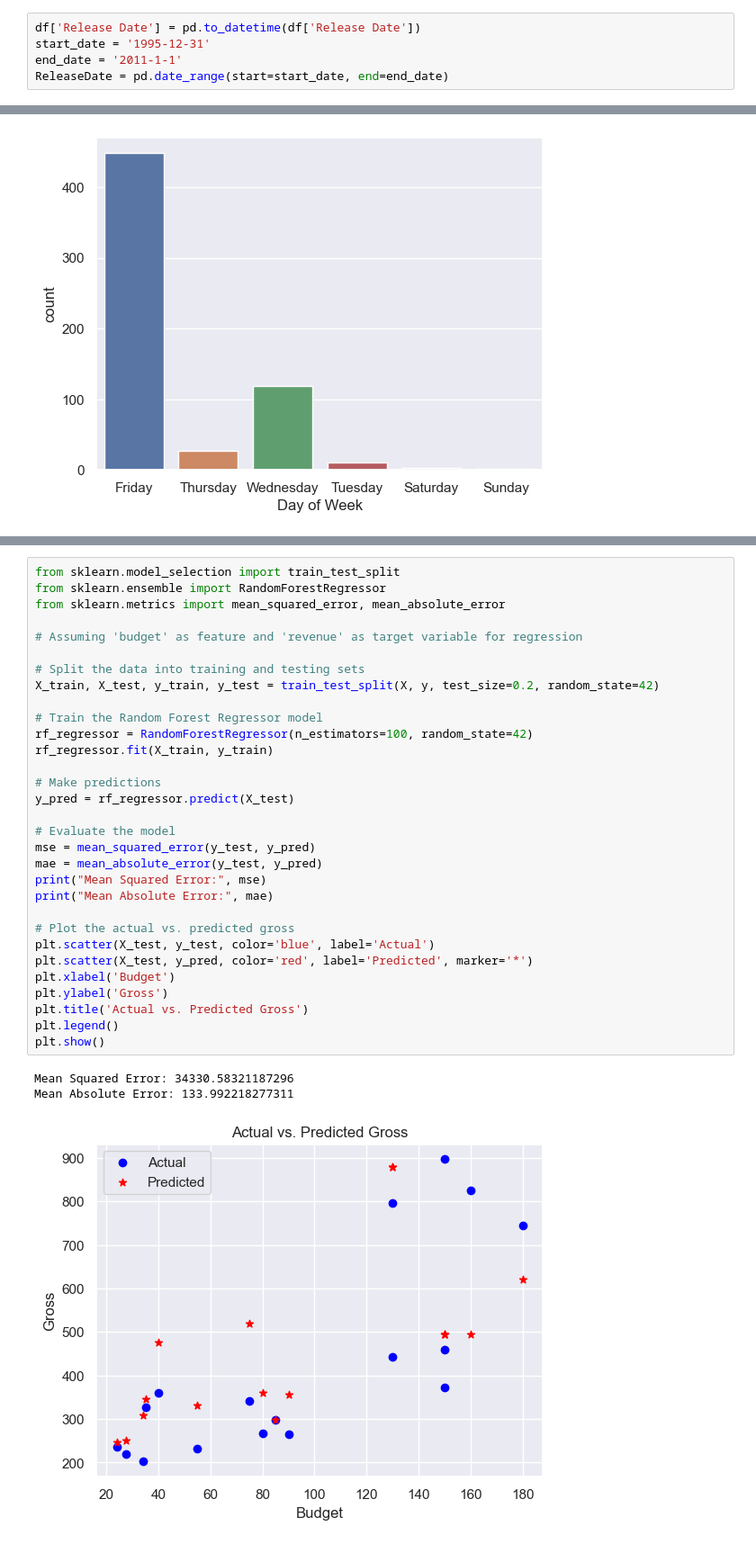
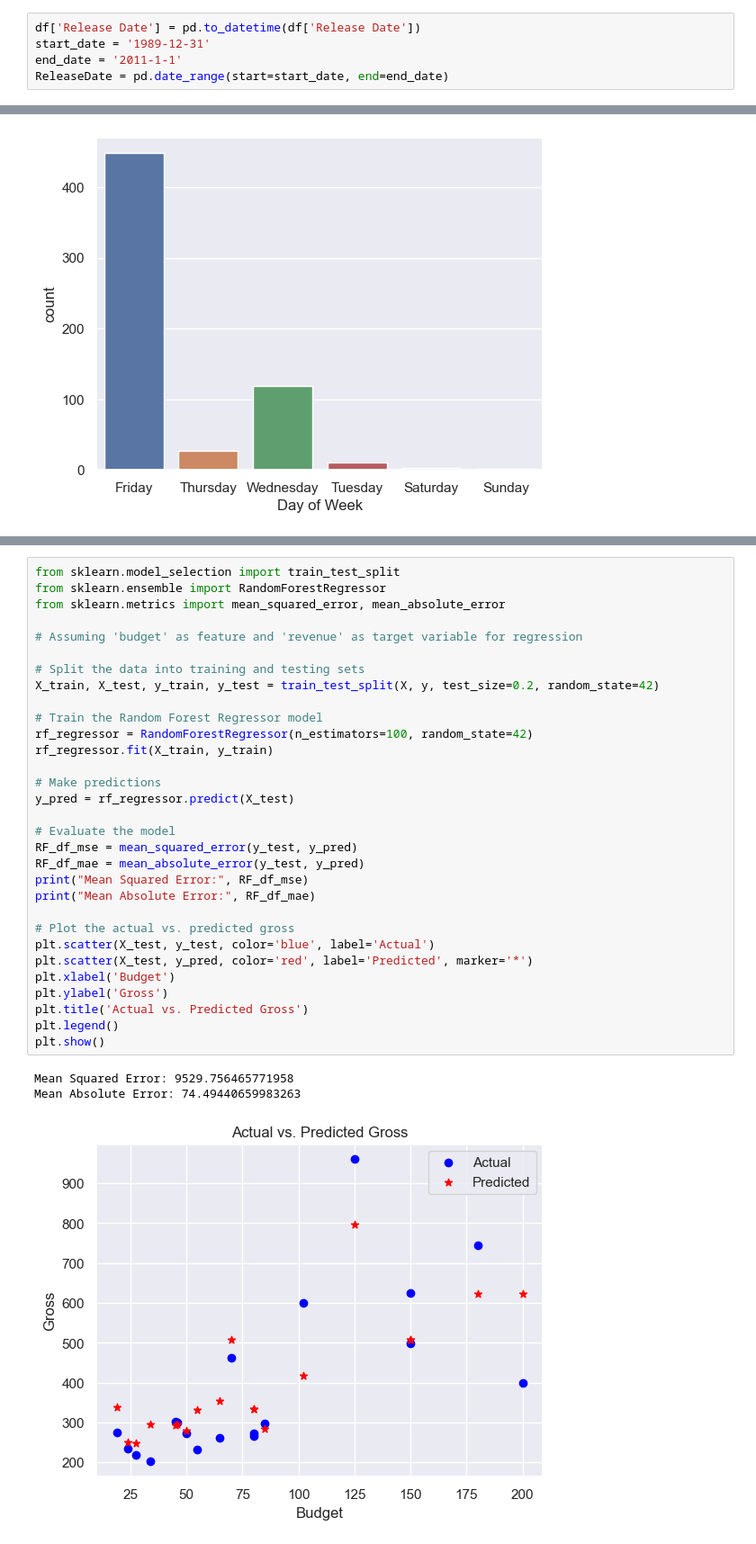
Before and after one commit to giselle06/MLOps_ISA1, a Jupyter notebook: mlopsisa1/notebooks/MLOpsISA1.ipynb, the cells around one changed output, grey strips where cells are left out. Shown at 90% size. Drawn from its saved outputs; the diff is of its cells as text.

```diff
--- a/mlopsisa1/notebooks/MLOpsISA1.ipynb
+++ b/mlopsisa1/notebooks/MLOpsISA1.ipynb
@@ -145,7 +154,7 @@ plt.show()
 [figure]
 # %%
 df['Release Date'] = pd.to_datetime(df['Release Date'])
-start_date = '1995-12-31'
+start_date = '1989-12-31'
 end_date = '2011-1-1'
 ReleaseDate = pd.date_range(start=start_date, end=end_date)
 # %%
@@ -755,38 +744,38 @@ R-squared: 0.5321395685374792
 # %%
 from sklearn.model_selection import train_test_split
 from sklearn.ensemble import RandomForestRegressor
 from sklearn.metrics import mean_squared_error, mean_absolute_error
 
 # Assuming 'budget' as feature and 'revenue' as target variable for regression
 
 # Split the data into training and testing sets
 X_train, X_test, y_train, y_test = train_test_split(X, y, test_size=0.2, random_state=42)
 
 # Train the Random Forest Regressor model
 rf_regressor = RandomForestRegressor(n_estimators=100, random_state=42)
 rf_regressor.fit(X_train, y_train)
 
 # Make predictions
 y_pred = rf_regressor.predict(X_test)
 
 # Evaluate the model
-mse = mean_squared_error(y_test, y_pred)
-mae = mean_absolute_error(y_test, y_pred)
-print("Mean Squared Error:", mse)
-print("Mean Absolute Error:", mae)
+RF_df_mse = mean_squared_error(y_test, y_pred)
+RF_df_mae = mean_absolute_error(y_test, y_pred)
+print("Mean Squared Error:", RF_df_mse)
+print("Mean Absolute Error:", RF_df_mae)
 
 # Plot the actual vs. predicted gross
 plt.scatter(X_test, y_test, color='blue', label='Actual')
 plt.scatter(X_test, y_pred, color='red', label='Predicted', marker='*')
 plt.xlabel('Budget')
 plt.ylabel('Gross')
 plt.title('Actual vs. Predicted Gross')
 plt.legend()
 plt.show()
 # %% [output]
-Mean Squared Error: 34330.58321187296
-Mean Absolute Error: 133.992218277311
+Mean Squared Error: 9529.756465771958
+Mean Absolute Error: 74.49440659983263
-[figure, old version]
+[figure, new version]
 # %%
 
 
```
Also changed, not shown: parts of 28 cells of this notebook.
